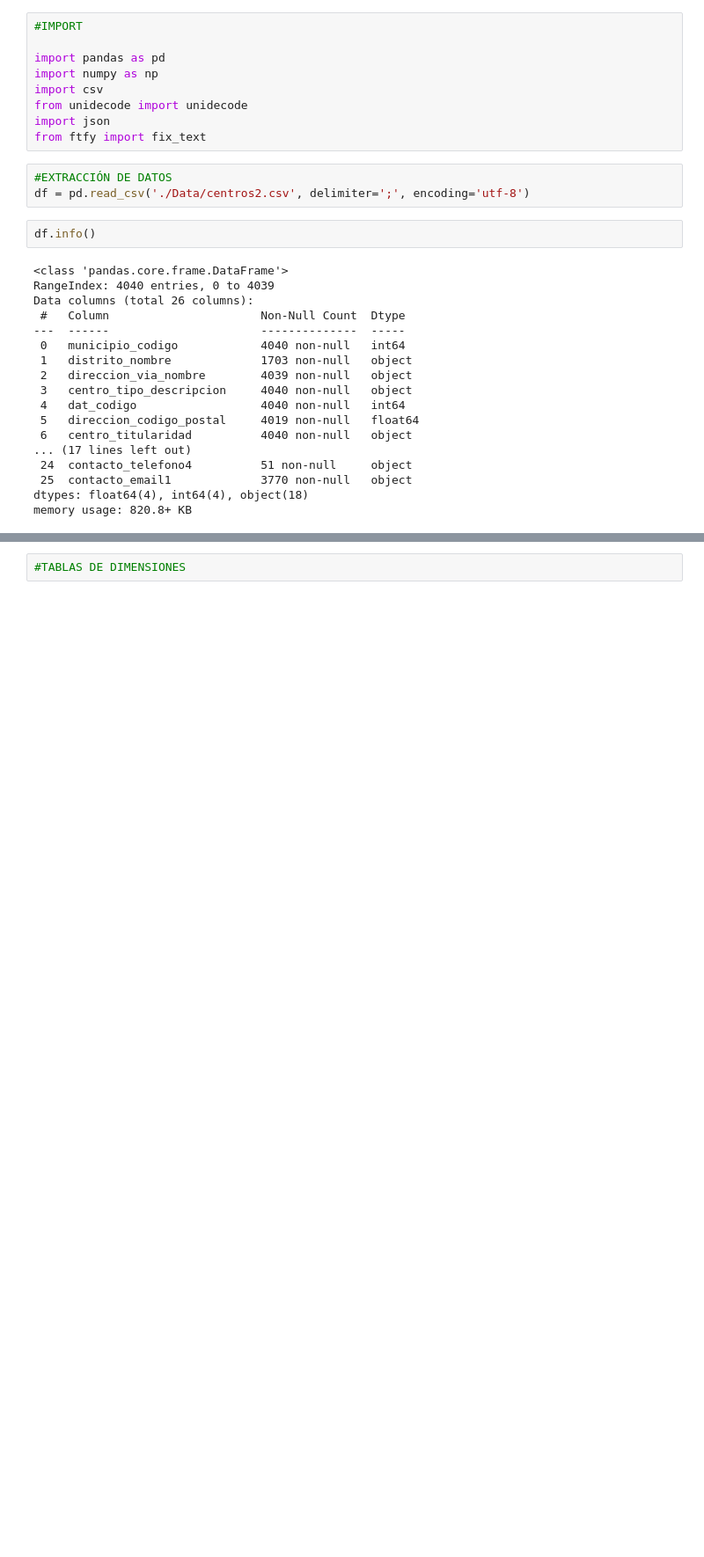
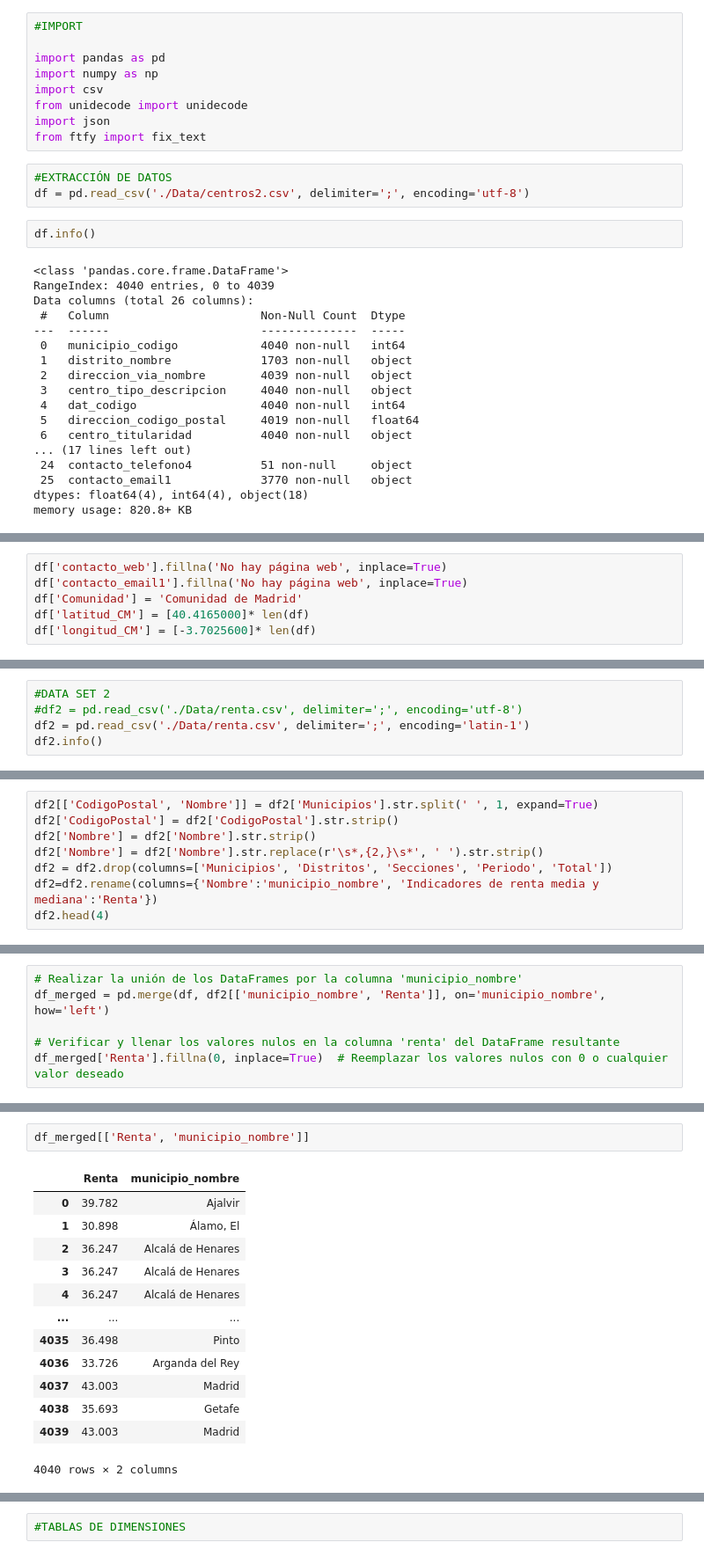
Before and after one commit to HerminiaPadial/PROJECT_2, a Jupyter notebook: NOTEBOOK_ PROJECT_2.ipynb, the cells around one changed output, grey strips where cells are left out. Shown: that part at 88% size. Saved outputs shown, nothing was run; the diff lists cells and outputs as text; blank space fills up the shorter version.

```diff
--- a/NOTEBOOK_ PROJECT_2.ipynb
+++ b/NOTEBOOK_ PROJECT_2.ipynb
@@ -32,0 +62,6 @@ memory usage: 820.8+ KB
+# %%
+df['contacto_web'].fillna('No hay página web', inplace=True)
+df['contacto_email1'].fillna('No hay página web', inplace=True)
+df['Comunidad'] = 'Comunidad de Madrid'
+df['latitud_CM'] = [40.4165000]* len(df)
+df['longitud_CM'] = [-3.7025600]* len(df)
@@ -32,0 +96,5 @@ memory usage: 820.8+ KB
+# %%
+#DATA SET 2
+#df2 = pd.read_csv('./Data/renta.csv', delimiter=';', encoding='utf-8')
+df2 = pd.read_csv('./Data/renta.csv', delimiter=';', encoding='latin-1')
+df2.info()
@@ -32,0 +115,8 @@ memory usage: 820.8+ KB
+# %%
+df2[['CodigoPostal', 'Nombre']] = df2['Municipios'].str.split(' ', 1, expand=True)
+df2['CodigoPostal'] = df2['CodigoPostal'].str.strip()
+df2['Nombre'] = df2['Nombre'].str.strip()
+df2['Nombre'] = df2['Nombre'].str.replace(r'\s*,{2,}\s*', ' ').str.strip()
+df2 = df2.drop(columns=['Municipios', 'Distritos', 'Secciones', 'Periodo', 'Total'])
+df2=df2.rename(columns={'Nombre':'municipio_nombre', 'Indicadores de renta media y mediana':'Renta'})
+df2.head(4)
@@ -32,0 +129,6 @@ memory usage: 820.8+ KB
+# %%
+# Realizar la unión de los DataFrames por la columna 'municipio_nombre'
+df_merged = pd.merge(df, df2[['municipio_nombre', 'Renta']], on='municipio_nombre', how='left')
+
+# Verificar y llenar los valores nulos en la columna 'renta' del DataFrame resultante
+df_merged['Renta'].fillna(0, inplace=True)  # Reemplazar los valores nulos con 0 o cualquier valor deseado
@@ -32,0 +144,16 @@ memory usage: 820.8+ KB
+# %%
+df_merged[['Renta', 'municipio_nombre']]
+# %% [output]
+|  | Renta | municipio_nombre |
+| 0 | 39.782 | Ajalvir |
+| 1 | 30.898 | Álamo, El |
+| 2 | 36.247 | Alcalá de Henares |
+| 3 | 36.247 | Alcalá de Henares |
+| 4 | 36.247 | Alcalá de Henares |
+| ... | ... | ... |
+| 4035 | 36.498 | Pinto |
+| 4036 | 33.726 | Arganda del Rey |
+| 4037 | 43.003 | Madrid |
+| 4038 | 35.693 | Getafe |
+| 4039 | 43.003 | Madrid |
+4040 rows × 2 columns
```
Also changed, not shown: parts of 34 cells of this notebook, 16 other files.
